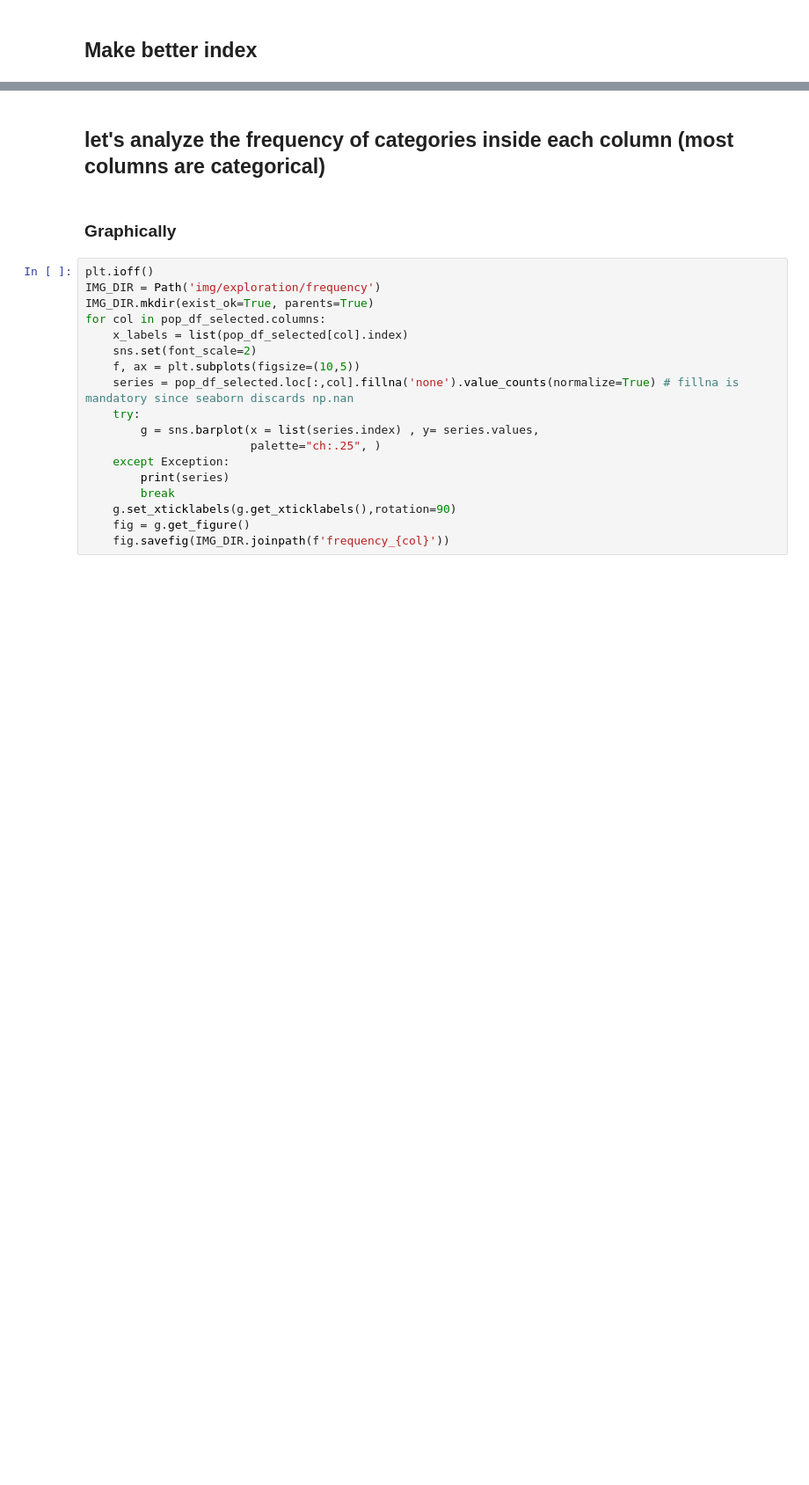
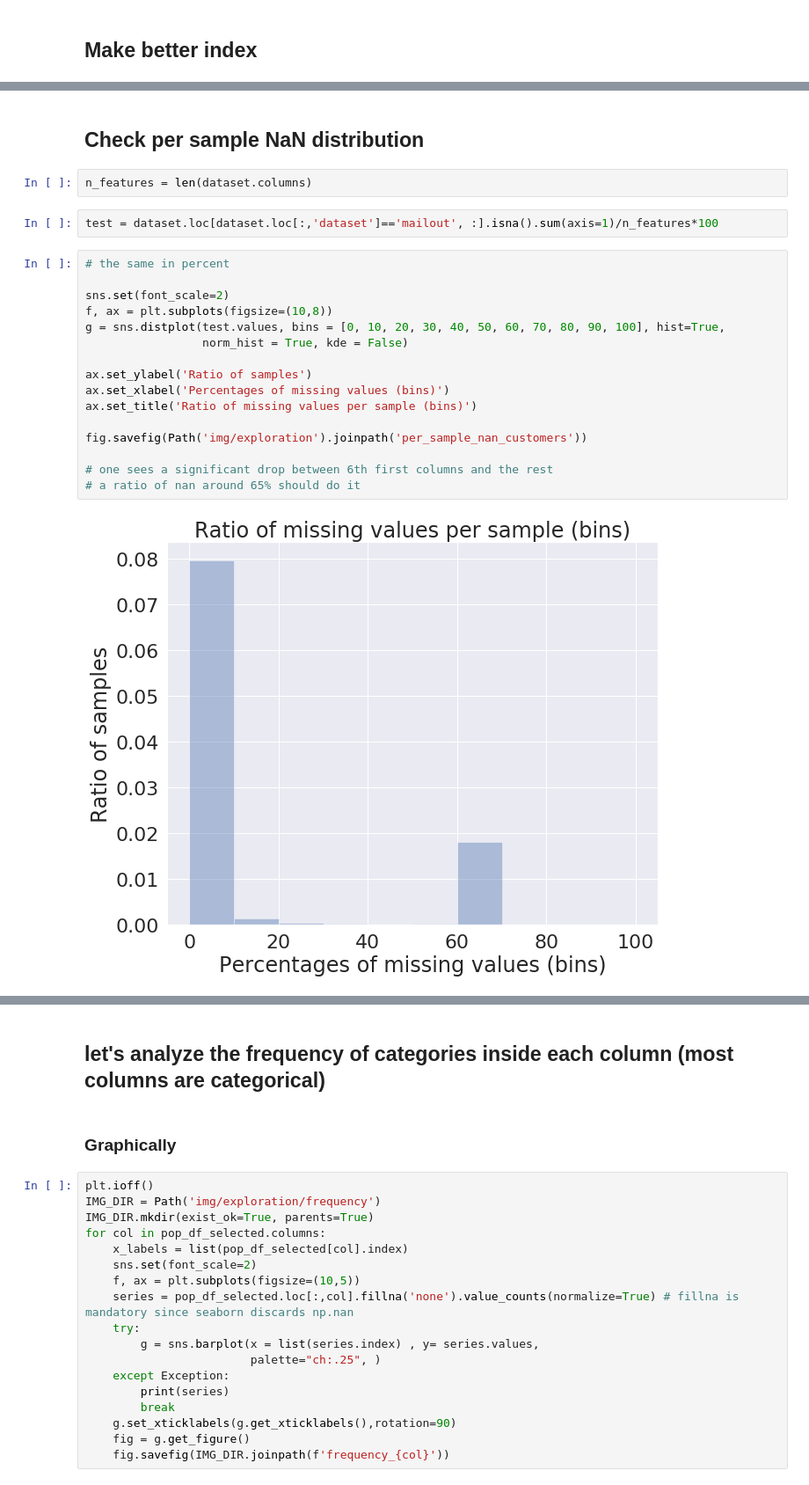
Before and after one commit to FenryrMKIII/udacity-ML-captstone, a Jupyter notebook: Arvato Project Workbook_DataExploration.ipynb, the cells around one changed output, grey strips where cells are left out. Shown at 88% size. Cells and saved outputs as stored; diff of their text form; blank space fills up the shorter version.

```diff
--- a/Arvato Project Workbook_DataExploration.ipynb
+++ b/Arvato Project Workbook_DataExploration.ipynb
@@ -163,0 +423,24 @@ fig = g.get_figure()
+# %% [markdown]
+## Check per sample NaN distribution
+# %%
+n_features = len(dataset.columns)
+# %%
+test = dataset.loc[dataset.loc[:,'dataset']=='mailout', :].isna().sum(axis=1)/n_features*100
+# %%
+# the same in percent
+
+sns.set(font_scale=2)
+f, ax = plt.subplots(figsize=(10,8))
+g = sns.distplot(test.values, bins = [0, 10, 20, 30, 40, 50, 60, 70, 80, 90, 100], hist=True,
+                 norm_hist = True, kde = False)
+
+ax.set_ylabel('Ratio of samples')
+ax.set_xlabel('Percentages of missing values (bins)')
+ax.set_title('Ratio of missing values per sample (bins)')
+
+fig.savefig(Path('img/exploration').joinpath('per_sample_nan_customers'))
+
+# one sees a significant drop between 6th first columns and the rest
+# a ratio of nan around 65% should do it
+# %% [output]
+[figure, added]
```
Also changed, not shown: parts of 84 cells of this notebook, 9 other files.
